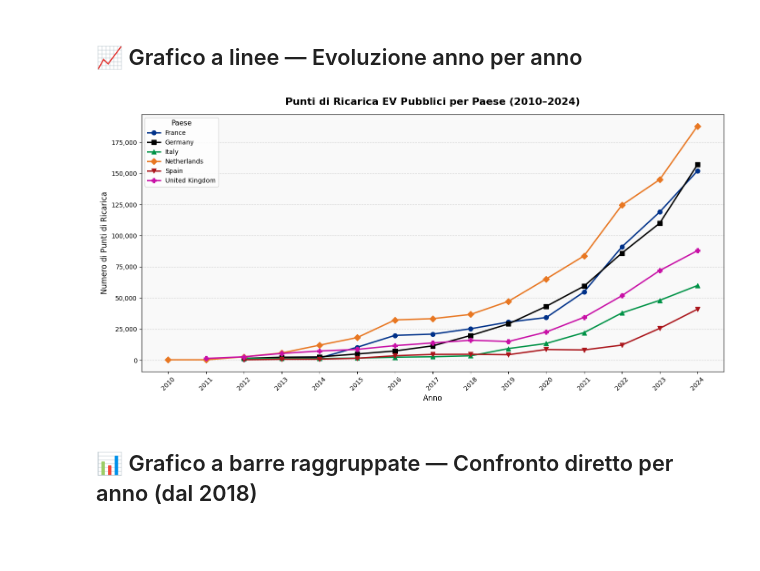
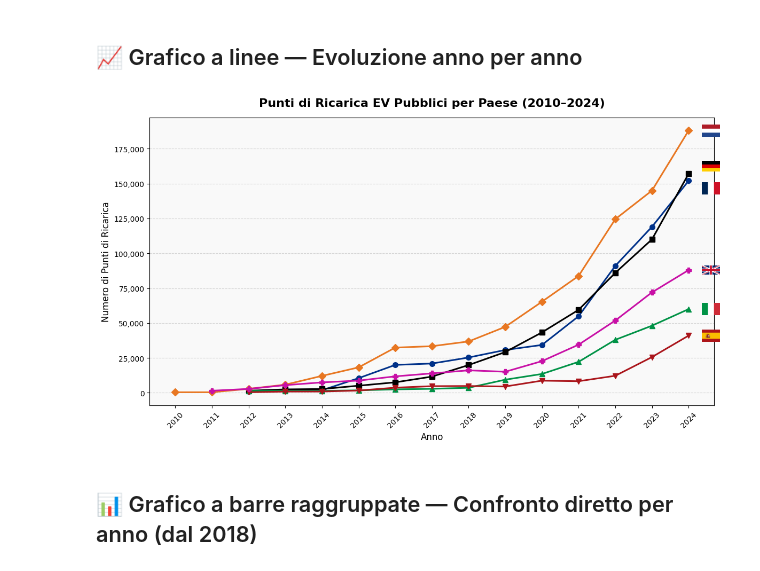
Before and after one commit to MarcoB27/data_visualization, a Jupyter notebook: script/stazioni_ricarica_europa.ipynb, the cells around one changed output. Saved outputs shown, nothing was run; the diff lists cells and outputs as text; code cells hidden in the pictures; blank space fills up the shorter version.

```diff
--- a/script/stazioni_ricarica_europa.ipynb
+++ b/script/stazioni_ricarica_europa.ipynb
@@ -29,44 +29,96 @@ Paesi: ['France' 'Germany' 'Italy' 'Netherlands' 'Spain' 'United Kingdom']
 # %% [markdown]
 ## 📈 Grafico a linee — Evoluzione anno per anno
 # %%
+from matplotlib.offsetbox import OffsetImage, AnnotationBbox
+import urllib.request
+from PIL import Image
+import io
+
+# Codici ISO per le flag (country -> codice a 2 lettere)
+flag_codes = {
+    'Netherlands': 'nl',
+    'France':      'fr',
+    'Germany':     'de',
+    'United Kingdom': 'gb',
+    'Italy':       'it',
+    'Spain':       'es',
+}
+
+def get_flag(country_code, size=30):
+    url = f'https://flagcdn.com/w40/{country_code}.png'
+    with urllib.request.urlopen(url) as r:
+        img = Image.open(io.BytesIO(r.read())).convert('RGBA')
+    return img
+
 fig, ax = plt.subplots(figsize=(14, 7))
 
 colori = {
     'Netherlands': '#E87722',
-    'USA':         '#1A75BB',
     'France':      '#003189',
     'Germany':     '#000000',
     'United Kingdom': "#C810A6",
     'Italy':       '#009246',
     'Spain':       '#AA151B',
 }
 
 markers = ['o', 's', '^', 'D', 'v', 'P', '*']
 
 for i, paese in enumerate(sorted(paesi)):
     d = df_agg[df_agg['Paese'] == paese].sort_values('Anno')
     colore = colori.get(paese, f'C{i}')
     ax.plot(
         d['Anno'], d['Punti_Ricarica'],
         marker=markers[i % len(markers)],
         linewidth=2.2, markersize=7,
         color=colore, label=paese
     )
 
+    # Aggiunge bandiera all'ultimo punto
+    if not d.empty:
+        ultimo_anno = d['Anno'].iloc[-1]
+        ultimo_valore = d['Punti_Ricarica'].iloc[-1]
+        flag_offset_y = {
+            'Netherlands': 0,
+            'France':      -10,
+            'Germany':     10,
+            'United Kingdom': 0,
+            'Italy':       0,
+            'Spain':       0,
+        }
+        code = flag_codes.get(paese)
+        if code:
+            try:
+                flag_img = get_flag(code)
+                imagebox = OffsetImage(flag_img, zoom=0.6)
+                imagebox.image.axes = ax
+                ab = AnnotationBbox(
+                    imagebox,
+                    (ultimo_anno, ultimo_valore),
+                    xybox=(30, flag_offset_y.get(paese, 0)),  # ← usa offset y personalizzato
+                    xycoords='data',
+                    boxcoords='offset points',
+                    frameon=False,   # ← nessun bordo
+                )
+                ax.add_artist(ab)
+            except:
+                pass  # se non riesce a scaricare, salta
+
+
 ax.set_title('Punti di Ricarica EV Pubblici per Paese (2010–2024)', fontsize=16, fontweight='bold', pad=15)
 ax.set_xlabel('Anno', fontsize=12)
 ax.set_ylabel('Numero di Punti di Ricarica', fontsize=12)
 ax.yaxis.set_major_formatter(mticker.FuncFormatter(lambda x, _: f'{int(x):,}'))
 ax.xaxis.set_major_locator(mticker.MultipleLocator(1))
 ax.tick_params(axis='x', rotation=45)
-ax.legend(title='Paese', fontsize=10, title_fontsize=11)
 ax.grid(axis='y', linestyle='--', alpha=0.5)
 ax.set_facecolor('#f9f9f9')
 fig.patch.set_facecolor('white')
-plt.tight_layout()
+
+# Margine a destra per le bandiere
+plt.subplots_adjust(right=0.88)
 plt.show()
 # %% [output]
-[figure, old version]
+[figure, new version]
 # %% [markdown]
 ## 📊 Grafico a barre raggruppate — Confronto diretto per anno (dal 2018)
 # %%
```
Also changed, not shown: parts of 2 cells of this notebook, 22 other files.
